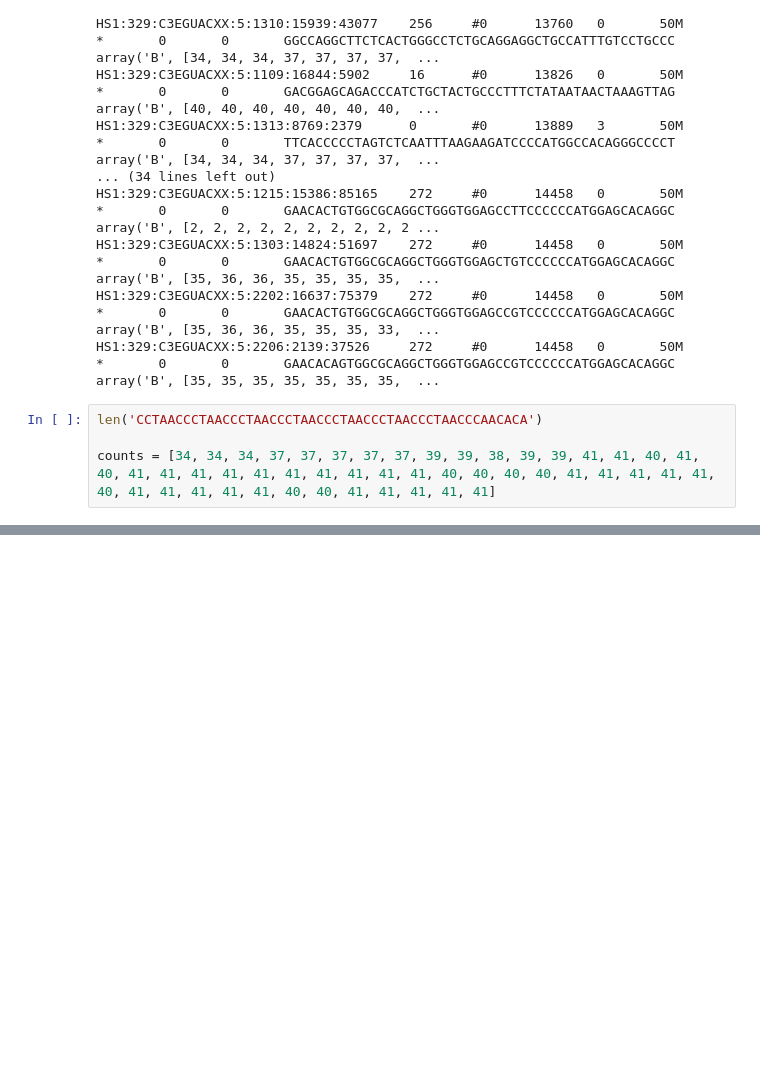
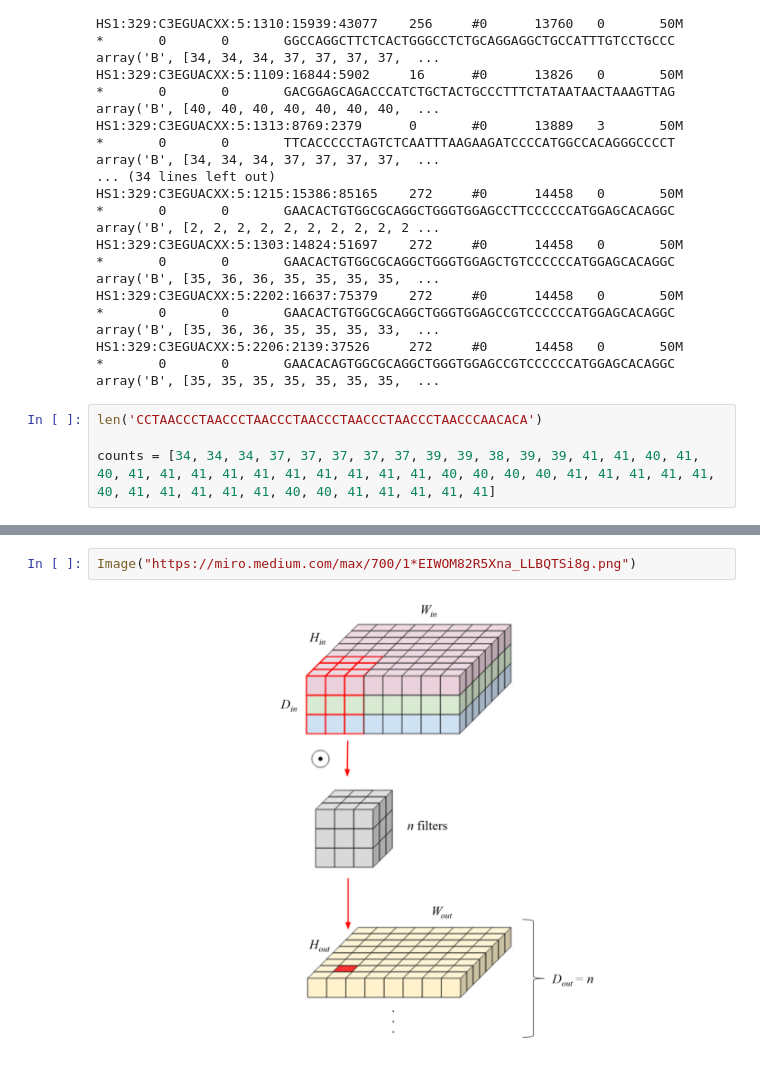
Before and after one commit to sermare/DeepOff, a Jupyter notebook: BERT - CRISPRoff.ipynb, the cells around one changed output, grey strips where cells are left out. Saved outputs shown, nothing was run; the diff lists cells and outputs as text; blank space fills up the shorter version.

```diff
--- a/BERT - CRISPRoff.ipynb
+++ b/BERT - CRISPRoff.ipynb
@@ -316,0 +617,4 @@ counts = [34, 34, 34, 37, 37, 37, 37, 37, 39, 39, 38, 39, 39, 41, 41, 40, 41, 40
+# %%
+Image("https://miro.medium.com/max/700/1*EIWOM82R5Xna_LLBQTSi8g.png")
+# %% [output]
+[figure, added]
```
Also changed, not shown: parts of 26 cells of this notebook, 8 other files.
